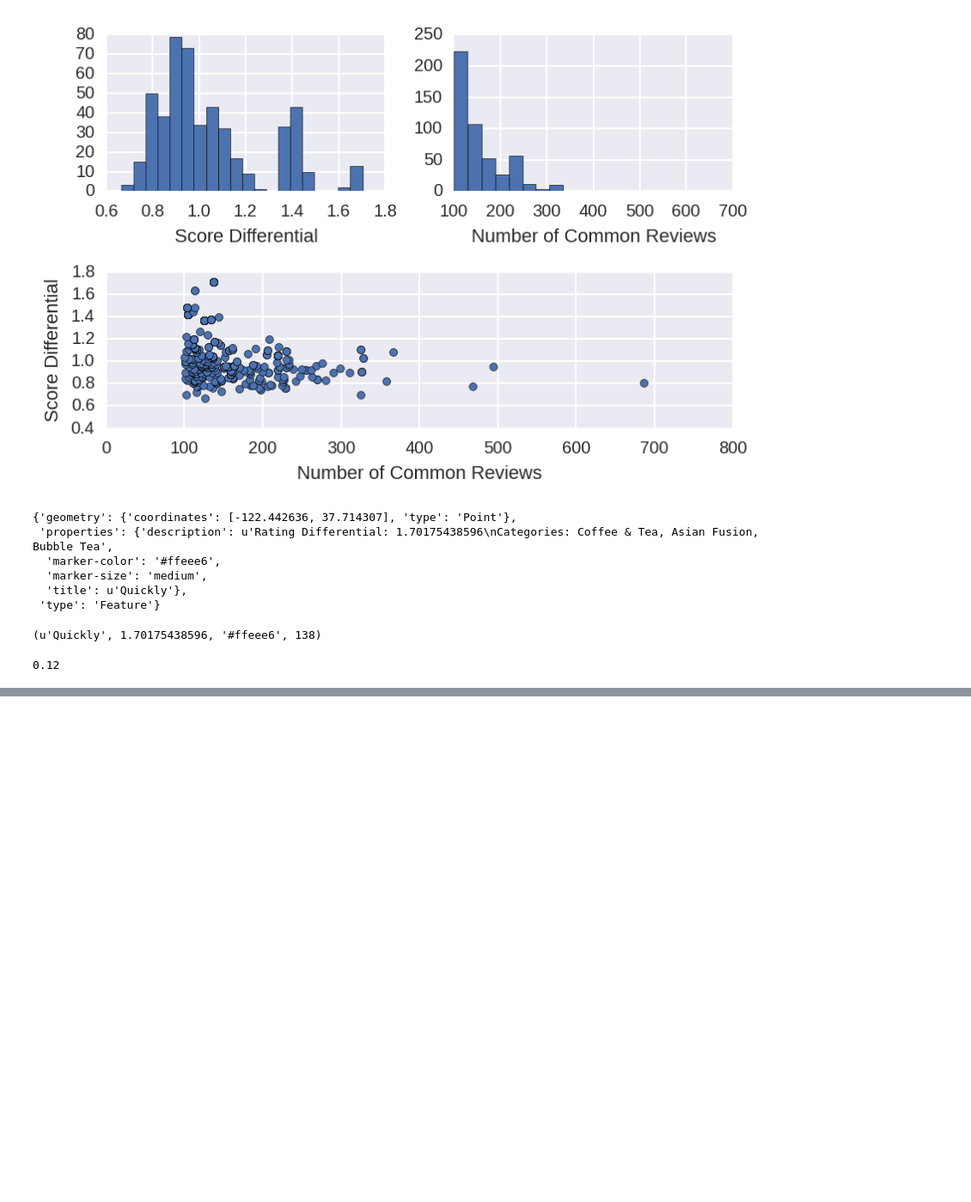
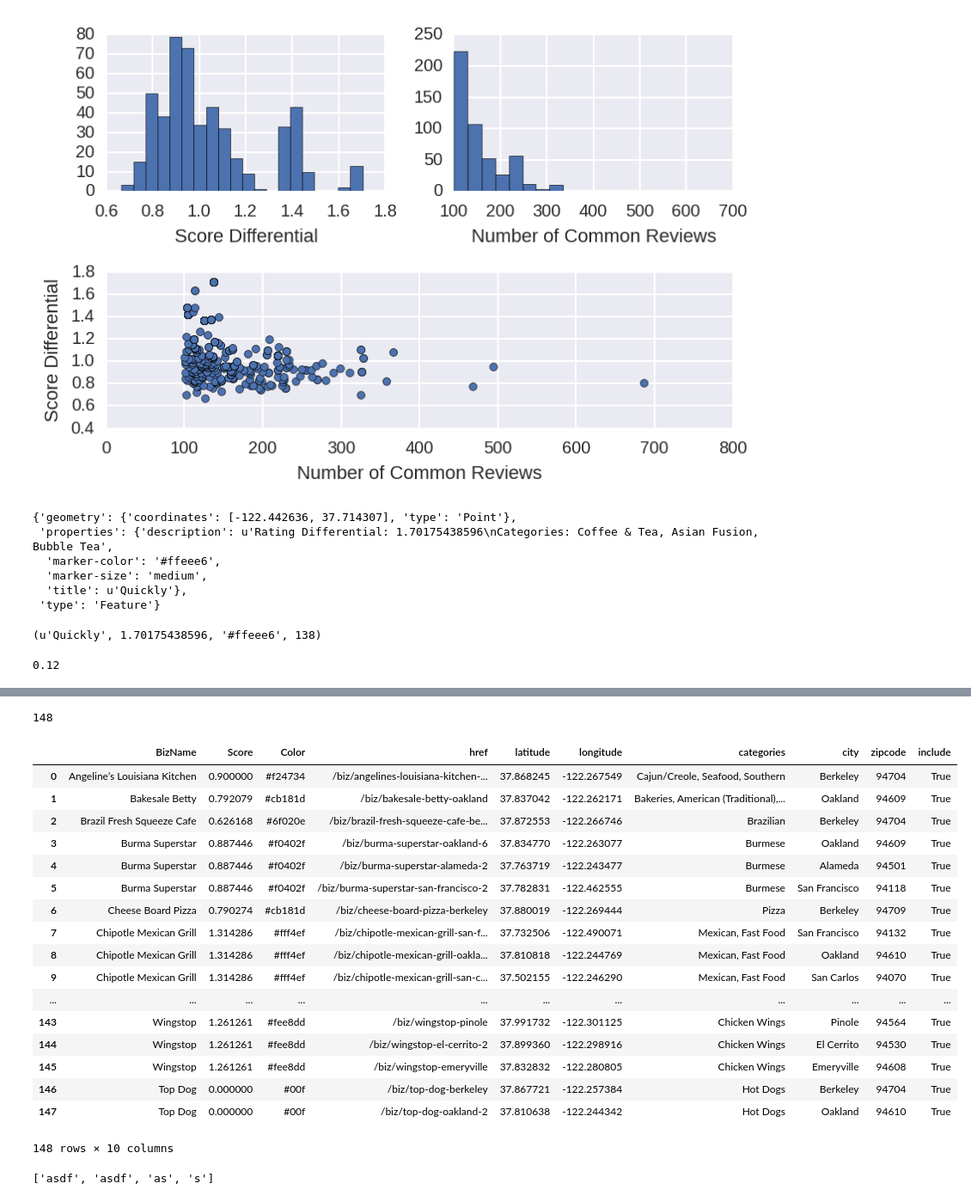
Before and after one commit to natetlawrence/foodsense, a Jupyter notebook: MakeGeoJSON.ipynb, the cells around one changed output, grey strips where cells are left out. Shown at 86% size. Drawn from its saved outputs; the diff is of its cells as text; code cells hidden in the pictures; blank space fills up the shorter version.

```diff
--- a/MakeGeoJSON.ipynb
+++ b/MakeGeoJSON.ipynb
@@ -111,0 +202,2 @@ round(0.1234,2)
+# %%
+bizentry = pd.DataFrame([['El Farolito', 0, 0.0, '', 1, 1,['a','b'],'1']], columns=['BizName' ,'ReviewCount', 'Score', 'href','latitude','longitude','categories','Color'])
@@ -111,0 +236,41 @@ round(0.1234,2)
+# %%
+bizlist = ['Wingstop', 'El Farolito', 'Top Dog']
+bizlist = ['Top Dog']
+
+b = False
+bizfinal = None
+for biz in bizlist:
+    #simsdf[simsdf['Biz2'] == biz].append(simsdf[simsdf['Biz1'] == biz])
+    biz1 = simsdf[simsdf['Biz2'] == biz].drop(['Biz2'], axis=1)
+    biz1.columns = ['BizName', 'ReviewCount', 'Score']
+    biz2 = simsdf[simsdf['Biz1'] == biz].drop(['Biz1'], axis=1)
+    biz2.columns = ['BizName', 'ReviewCount', 'Score']
+    if b:
+        bizfinal = bizfinal.merge(biz1.append(biz2),on='BizName',how='outer')
+    else:
+        bizfinal = biz1.append(biz2)
+        b = True
+
+scores = bizfinal.filter(regex="Score")
+reviewcounts = bizfinal.filter(regex="ReviewCount")
+meanscore = scores.mean(axis=1)
+bizfinal = bizfinal.drop(scores,axis=1)
+bizfinal = bizfinal.drop(reviewcounts,axis=1)
+bizfinal['Score'] = meanscore
+
+scores = bizfinal['Score']
+if len(scores) > 1:
+    colorInd = [int(255-round(255*(score - min(scores))/(max(scores) - min(scores)))) for score in scores] # color index
+    colors = [Color(rgb=matplotlib.cm.Reds(ind)[:-1]).hex for ind in colorInd]
+else:
+    colors = Color('red').hex
+bizfinal['Color'] = colors
+
+for biz in bizlist:
+    if any(bizfinal['BizName'] == biz):
+        bizfinal.loc[bizfinal['BizName']==biz,'Score'] = 0.0
+        bizfinal.loc[bizfinal['BizName']==biz,'Color'] = Color('blue').hex
+    else:
+        bizentry = pd.DataFrame([[biz, 0.0, Color('blue').hex]], columns=['BizName' , 'Score', 'Color'])
+        bizfinal = bizfinal.append(bizentry)
+dfm = bizfinal.merge(dfmeta,on='BizName')
@@ -111,0 +398,30 @@ round(0.1234,2)
+# %%
+len(dfm)
+# %% [output]
+148
+# %%
+dfm
+# %% [output]
+|  | BizName | Score | Color | href | latitude | longitude | categories | city | zipcode | include |
+| 0 | Angeline’s Louisiana Kitchen | 0.900000 | #f24734 | /biz/angelines-louisiana-kitchen-... | 37.868245 | -122.267549 | Cajun/Creole, Seafood, Southern | Berkeley | 94704 | True |
+| 1 | Bakesale Betty | 0.792079 | #cb181d | /biz/bakesale-betty-oakland | 37.837042 | -122.262171 | Bakeries, American (Traditional),... | Oakland | 94609 | True |
+| 2 | Brazil Fresh Squeeze Cafe | 0.626168 | #6f020e | /biz/brazil-fresh-squeeze-cafe-be... | 37.872553 | -122.266746 | Brazilian | Berkeley | 94704 | True |
+| 3 | Burma Superstar | 0.887446 | #f0402f | /biz/burma-superstar-oakland-6 | 37.834770 | -122.263077 | Burmese | Oakland | 94609 | True |
+| 4 | Burma Superstar | 0.887446 | #f0402f | /biz/burma-superstar-alameda-2 | 37.763719 | -122.243477 | Burmese | Alameda | 94501 | True |
+| 5 | Burma Superstar | 0.887446 | #f0402f | /biz/burma-superstar-san-francisco-2 | 37.782831 | -122.462555 | Burmese | San Francisco | 94118 | True |
+| 6 | Cheese Board Pizza | 0.790274 | #cb181d | /biz/cheese-board-pizza-berkeley | 37.880019 | -122.269444 | Pizza | Berkeley | 94709 | True |
+| 7 | Chipotle Mexican Grill | 1.314286 | #fff4ef | /biz/chipotle-mexican-grill-san-f... | 37.732506 | -122.490071 | Mexican, Fast Food | San Francisco | 94132 | True |
+| 8 | Chipotle Mexican Grill | 1.314286 | #fff4ef | /biz/chipotle-mexican-grill-oakla... | 37.810818 | -122.244769 | Mexican, Fast Food | Oakland | 94610 | True |
+| 9 | Chipotle Mexican Grill | 1.314286 | #fff4ef | /biz/chipotle-mexican-grill-san-c... | 37.502155 | -122.246290 | Mexican, Fast Food | San Carlos | 94070 | True |
+| ... | ... | ... | ... | ... | ... | ... | ... | ... | ... | ... |
+| 143 | Wingstop | 1.261261 | #fee8dd | /biz/wingstop-pinole | 37.991732 | -122.301125 | Chicken Wings | Pinole | 94564 | True |
+| 144 | Wingstop | 1.261261 | #fee8dd | /biz/wingstop-el-cerrito-2 | 37.899360 | -122.298916 | Chicken Wings | El Cerrito | 94530 | True |
+| 145 | Wingstop | 1.261261 | #fee8dd | /biz/wingstop-emeryville | 37.832832 | -122.280805 | Chicken Wings | Emeryville | 94608 | True |
+| 146 | Top Dog | 0.000000 | #00f | /biz/top-dog-berkeley | 37.867721 | -122.257384 | Hot Dogs | Berkeley | 94704 | True |
+| 147 | Top Dog | 0.000000 | #00f | /biz/top-dog-oakland-2 | 37.810638 | -122.244342 | Hot Dogs | Oakland | 94610 | True |
+148 rows × 10 columns
+# %%
+temp = 'asdf, asdf, as, s'.split(',')
+[item.strip() for item in temp]
+# %% [output]
+['asdf', 'asdf', 'as', 's']
```
Also changed, not shown: parts of 33 cells of this notebook, 34 other files.
